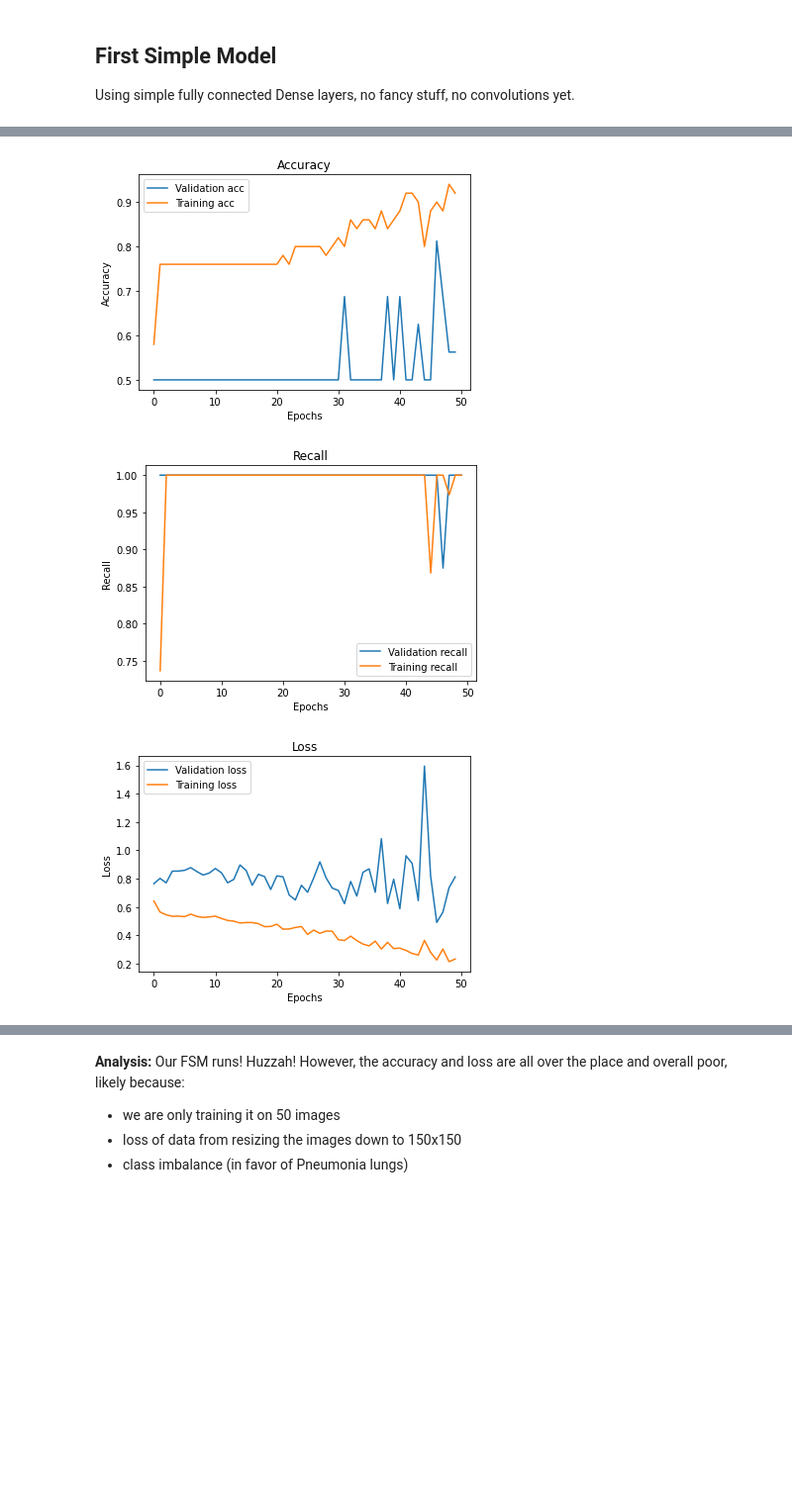
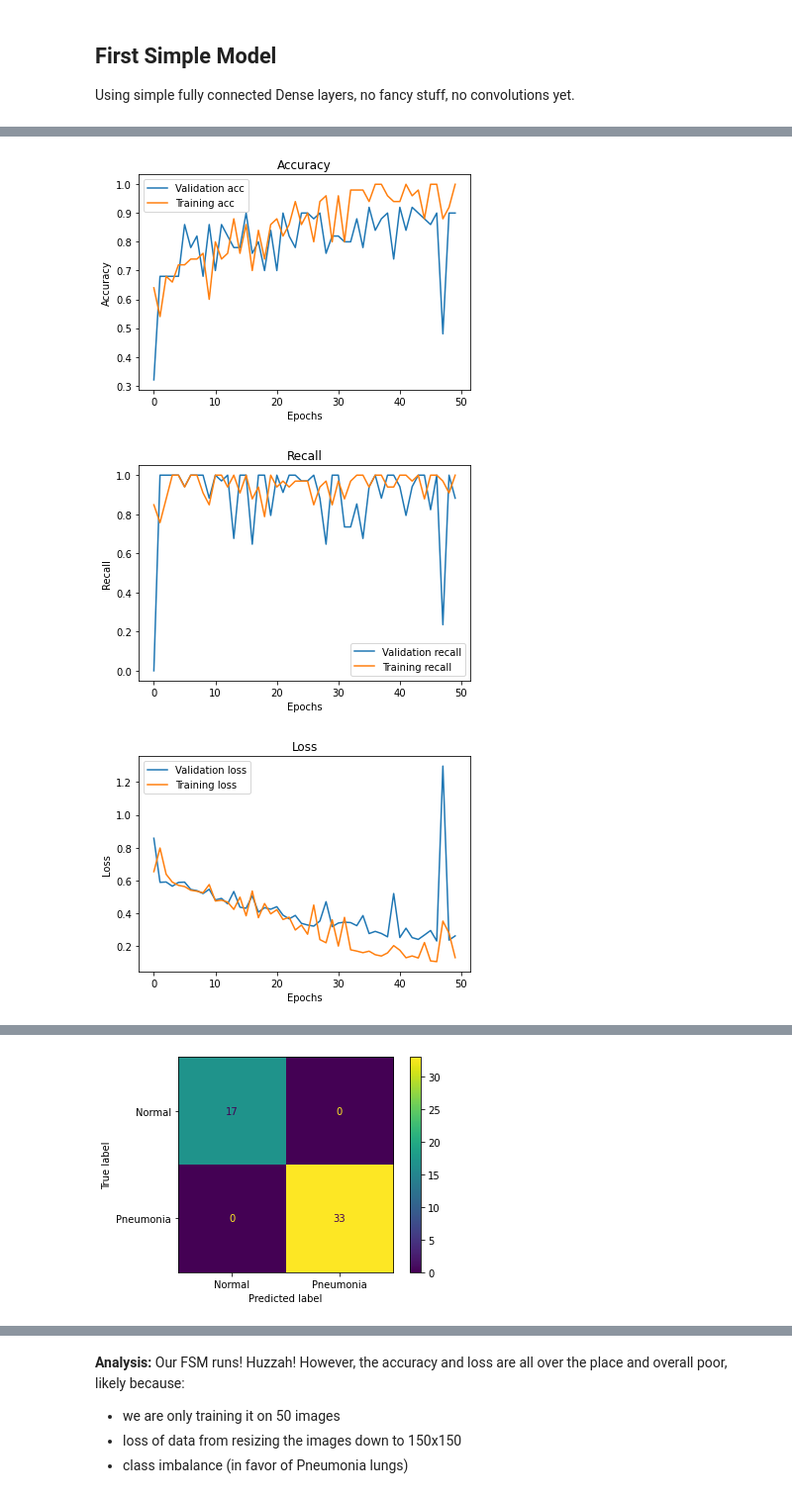
Before and after one commit to ericdnbn/image_classifier_pneumonia, a Jupyter notebook: markowitz_working_nb.ipynb, the cells around one changed output, grey strips where cells are left out. Shown at 99% size. Cells and saved outputs as stored; diff of their text form; code cells hidden in the pictures; blank space fills up the shorter version.

Commit message:
Validation split

```diff
--- a/markowitz_working_nb.ipynb
+++ b/markowitz_working_nb.ipynb
@@ -158,16 +166,3 @@ Clearly not an even distribution! So many more pneumonia images, probably an ove
 ## Loading images for modeling
 # %% [markdown]
 We'll use the `ImageDataGenerator` class from Keras, as well as `flow_from_directory` to feed the images into the model.
-# %%
-# Get data from directories and reshape them
-
-directory_kwargs = {'target_size':(100, 100),
-                    'batch_size':50,
-                    'color_mode':'grayscale',
-                    'class_mode':'binary'}
-
-train_generator = ImageDataGenerator(rescale=1./255).flow_from_directory(train_dir, **directory_kwargs)
-
-val_generator = ImageDataGenerator(rescale=1./255).flow_from_directory(validation_dir, **directory_kwargs)
-
-test_generator = ImageDataGenerator(rescale=1./255).flow_from_directory(test_dir, **directory_kwargs)
@@ -213,0 +233,4 @@ train_labels.shape
+# %%
+X_train, X_val, train_labels, val_labels = preprocess_dense_data(target_size=(100, 100),
+                                                                 batch_size=50,
+                                                                 return_class_weights=False)
@@ -297,24 +323,21 @@ def visualize_training_results(results, model=None, X_train=None, train_labels=N
     plt.show()
 
     # Evaluation
-    if model and X_train.any() and train_labels.any():
+    if model and (X_train is not None) and (train_labels is not None):
         print('Training eval:')
         results_train = model.evaluate(X_train, train_labels)
-    if X_val.any() and val_labels.any():
+    if (X_val is not None) and (val_labels is not None):
         print('\nValidation eval:')
         results_val = model.evaluate(X_val, val_labels)
 
     # Confusion matrix
-    if model and X_train.any() and train_labels.any():
+    if model and (X_train is not None) and (train_labels is not None):
         y_preds = (model.predict(X_train) > 0.5).astype('int32')
         ConfusionMatrixDisplay(confusion_matrix(train_labels, y_preds),
                            display_labels=['Normal', 'Pneumonia']).plot();
-# %%
-visualize_training_results(history)
-# %% [output]
-[figure, removed]
-[figure, removed]
-[figure, removed]
 # %%
-results_train = model.evaluate(X_train, train_labels)
+visualize_training_results(history, model, X_train, train_labels, X_val, val_labels)
 # %% [output]
+[figure, added]
+[figure, added]
+[figure, added]
@@ -321,0 +349 @@ results_train = model.evaluate(X_train, train_labels)
+[figure, added]
```
Also changed, not shown: parts of 43 cells of this notebook, 2 other files.
